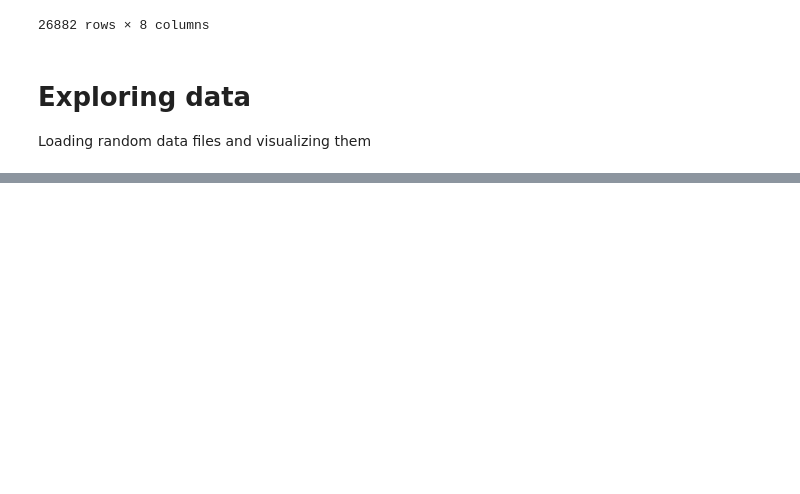
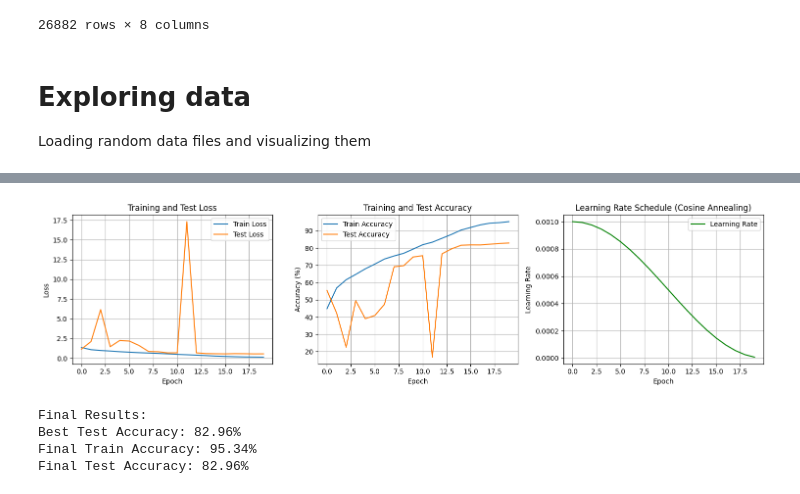
Before and after one commit to moujar/Grain-Challenge-M1-AI, a Jupyter notebook: src/read_grain_rgb_data.ipynb, the cells around one changed output, grey strips where cells are left out. Cells and saved outputs as stored; diff of their text form; code cells hidden in the pictures; blank space fills up the shorter version.

Commit message:
added baseline model with resnet

```diff
--- a/src/read_grain_rgb_data.ipynb
+++ b/src/read_grain_rgb_data.ipynb
@@ -121,0 +150,16 @@ plot_random_data(files=data_files_rgb, dir=DATA_DIR)
+# %%
+# Filter 2020 data and split into train (75%) and test (25%)
+df_2020 = df[df['year'] == "2020"].reset_index(drop=True)
+
+train_df, test_df = train_test_split(
+    df_2020,
+    test_size=0.25,
+    random_state=42,
+    stratify=df_2020['varietyNumber']  # Stratify by variety to ensure balanced classes
+)
+
+print(f"Total 2020 samples: {len(df_2020)}")
+print(f"Training samples: {len(train_df)} (75%)")
+print(f"Test samples: {len(test_df)} (25%)")
+print(f"\nClass distribution in training set:")
+print(train_df['varietyNumber'].value_counts().sort_index())
@@ -121,0 +425,44 @@ plot_random_data(files=data_files_rgb, dir=DATA_DIR)
+# %%
+# Plot training history
+fig, axes = plt.subplots(1, 3, figsize=(15, 4))
+
+# Loss plot
+axes[0].plot(history['train_loss'], label='Train Loss')
+axes[0].plot(history['test_loss'], label='Test Loss')
+axes[0].set_xlabel('Epoch')
+axes[0].set_ylabel('Loss')
+axes[0].set_title('Training and Test Loss')
+axes[0].legend()
+axes[0].grid(True)
+
+# Accuracy plot
+axes[1].plot(history['train_acc'], label='Train Accuracy')
+axes[1].plot(history['test_acc'], label='Test Accuracy')
+axes[1].set_xlabel('Epoch')
+axes[1].set_ylabel('Accuracy (%)')
+axes[1].set_title('Training and Test Accuracy')
+axes[1].legend()
+axes[1].grid(True)
+
+# Learning rate plot
+axes[2].plot(history['lr'], label='Learning Rate', color='green')
+axes[2].set_xlabel('Epoch')
+axes[2].set_ylabel('Learning Rate')
+axes[2].set_title('Learning Rate Schedule (Cosine Annealing)')
+axes[2].legend()
+axes[2].grid(True)
+
+plt.tight_layout()
+plt.savefig('../models/resnet18_transfer_training_history.png', dpi=150)
+plt.show()
+
+print(f"\nFinal Results:")
+print(f"Best Test Accuracy: {best_acc:.2f}%")
+print(f"Final Train Accuracy: {history['train_acc'][-1]:.2f}%")
+print(f"Final Test Accuracy: {history['test_acc'][-1]:.2f}%")
+# %% [output]
+[figure, added]
+Final Results:
+Best Test Accuracy: 82.96%
+Final Train Accuracy: 95.34%
+Final Test Accuracy: 82.96%
```
Also changed, not shown: parts of 22 cells of this notebook, 1 other file.
